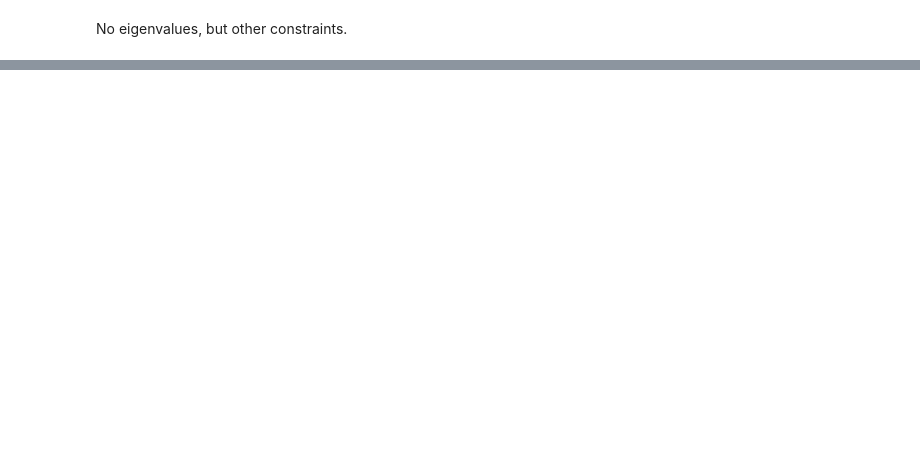
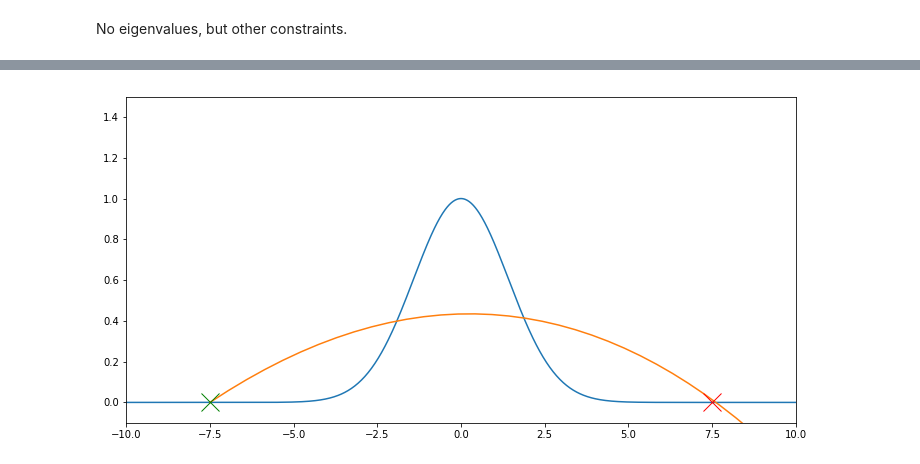
Before and after one commit to tachycline/PHYS381, a Jupyter notebook: notebooks/Constrained shooting.ipynb, the cells around one changed output, grey strips where cells are left out. Drawn from its saved outputs; the diff is of its cells as text; code cells hidden in the pictures; blank space fills up the shorter version.

```diff
--- a/notebooks/Constrained shooting.ipynb
+++ b/notebooks/Constrained shooting.ipynb
@@ -31,0 +119,10 @@ plot_solution()
+# %%
+x0 = cannon_x
+y0 = terrain[np.argmax(domain<=cannon_x)]
+v0y = 3.0
+v0x = bisect(ignore_terrain, 20, 200, args=(v0y,))
+ic = (x0, y0, v0x, v0y)
+result = odeint(proj_drag, ic, domain)
+plot_solution(result)
+# %% [output]
+[figure, added]
```
Also changed, not shown: parts of 11 cells of this notebook, 7 other files.
